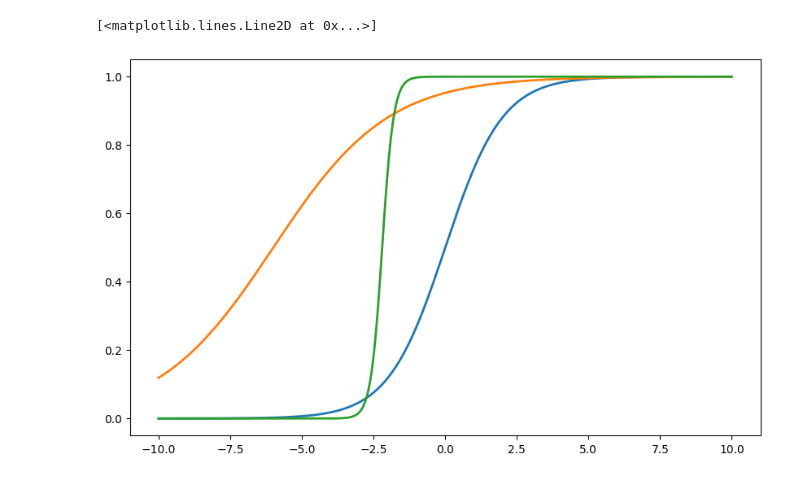
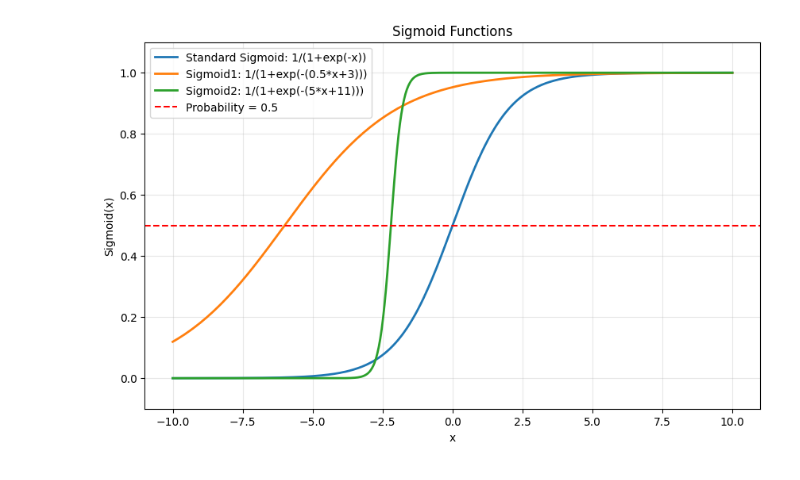
Before and after one commit to stkisengese/classification, a Jupyter notebook: sigmoid.ipynb, the cells around one changed output. Cells and saved outputs as stored; diff of their text form; code cells hidden in the pictures.

Commit message:
feat: add 0.5 probability line to the plot and  plotformatting

```diff
--- a/sigmoid.ipynb
+++ b/sigmoid.ipynb
@@ -25,9 +25,20 @@ y_sigmoid2 = sigmoid2(x)
 # %%
 # Plot
 plt.figure(figsize=(10, 6))
 plt.plot(x, y_sigmoid, label='Standard Sigmoid: 1/(1+exp(-x))', linewidth=2)
 plt.plot(x, y_sigmoid1, label='Sigmoid1: 1/(1+exp(-(0.5*x+3)))', linewidth=2)
 plt.plot(x, y_sigmoid2, label='Sigmoid2: 1/(1+exp(-(5*x+11)))', linewidth=2)
+
+# Add probability=0.5 line
+plt.axhline(y=0.5, color='red', linestyle='--', label='Probability = 0.5')
+
+#formatting
+plt.xlabel('x')
+plt.ylabel('Sigmoid(x)')
+plt.title('Sigmoid Functions')
+plt.legend()
+plt.grid(True, alpha=0.3)
+plt.ylim(-0.1, 1.1)
+plt.show()
 # %% [output]
-[<matplotlib.lines.Line2D at 0x...>]
-[figure, old version]
+[figure, new version]
```
